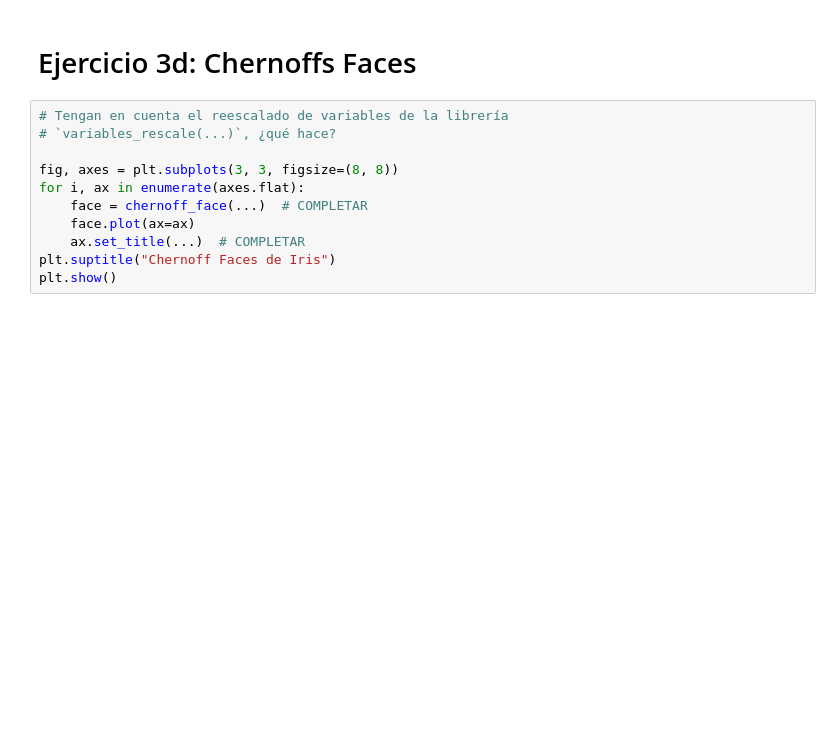
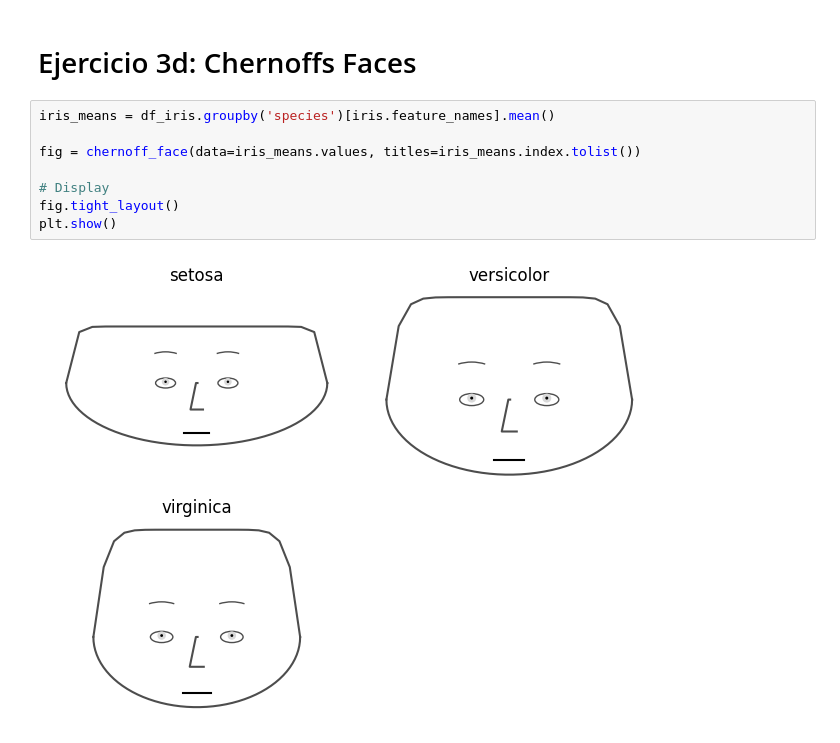
Before and after one commit to SantiagoRotman/TMD, a Jupyter notebook: TP1/TMD_TP1_Generacion_y_Ajuste.ipynb, the cells around one changed output. Saved outputs shown, nothing was run; the diff lists cells and outputs as text; blank space fills up the shorter version.

```diff
--- a/TP1/TMD_TP1_Generacion_y_Ajuste.ipynb
+++ b/TP1/TMD_TP1_Generacion_y_Ajuste.ipynb
@@ -517,13 +629,12 @@ an instance of :class:`plotly.graph_objs.Scatterpolar`
 # %% [markdown]
 # Ejercicio 3d: Chernoffs Faces
-# %%
-# Tengan en cuenta el reescalado de variables de la librería
-# `variables_rescale(...)`, ¿qué hace?
-
-fig, axes = plt.subplots(3, 3, figsize=(8, 8))
-for i, ax in enumerate(axes.flat):
-    face = chernoff_face(...)  # COMPLETAR
-    face.plot(ax=ax)
-    ax.set_title(...)  # COMPLETAR
-plt.suptitle("Chernoff Faces de Iris")
-plt.show()
+# %%
+iris_means = df_iris.groupby('species')[iris.feature_names].mean()
+
+fig = chernoff_face(data=iris_means.values, titles=iris_means.index.tolist())
+
+# Display
+fig.tight_layout()
+plt.show()
+# %% [output]
+[figure, added]
```
Also changed, not shown: parts of 27 cells of this notebook, 3 other files.
